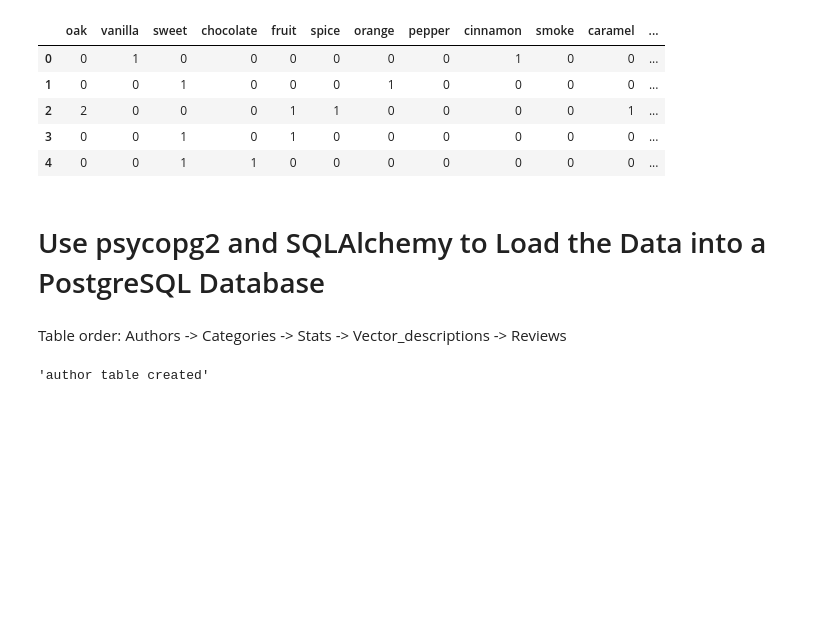
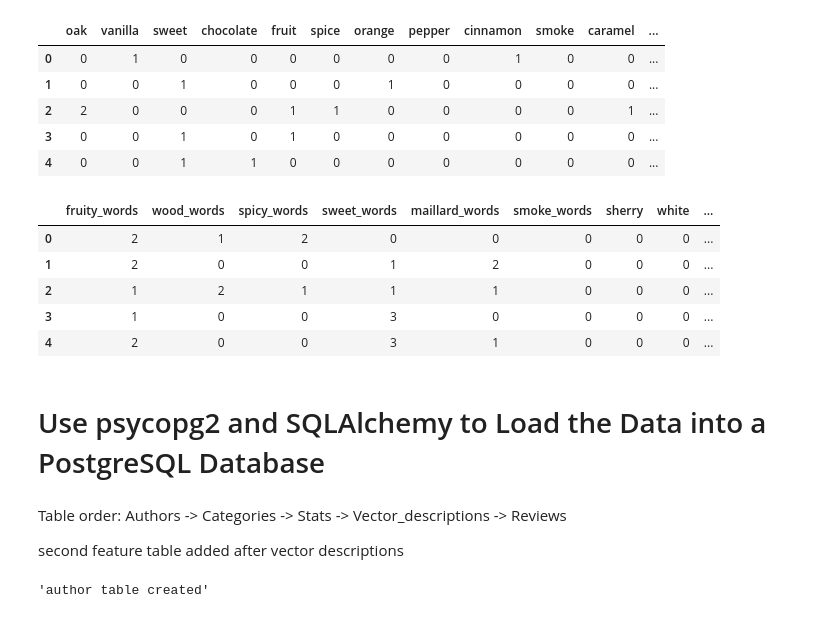
Before and after one commit to gspahlin/WhiskyAdvocate_ETL, a Jupyter notebook: whiskey_explore_clean_load.ipynb, the cells around one changed output. Saved outputs shown, nothing was run; the diff lists cells and outputs as text; code cells hidden in the pictures; blank space fills up the shorter version.

```diff
--- a/whiskey_explore_clean_load.ipynb
+++ b/whiskey_explore_clean_load.ipynb
@@ -487,5 +509,10 @@ feature_words = ['oak', 'vanilla', 'sweet', 'chocolate', 'fruit', 'spice', 'oran
                  'sherry', 'toffee', 'honey', 'apple', 'citrus', 'ginger', 'peat', 'lemon', 'dry', 'leather', 'sugar', 'cherry',
                  'toasted', 'tobacco', 'licorice', 'nuts', 'floral', 'bitter', 'complex', 'subtle', 'coconut']
 
-print(len(feature_words))
+feature_words2 = ['oak', 'vanilla', 'sweet', 'chocolate', 'fruit', 'spice', 'orange', 'pepper', 'cinnamon', 'malt', 'smoke', 'caramel',
+                 'sherry', 'toffee', 'honey', 'apple', 'spicy', 'citrus', 'ginger', 'peat', 'lemon', 'sweetness', 'wood', 'dry', 'leather',
+                  'sugar', 'matured', 'white', 'fruity', 'aged', 'hot', 'cherry', 'toasted', 'mint', 'tobacco', 'licorice', 'nuts', 'floral',
+                  'bitter', 'ripe', 'cocoa', 'complex', 'subtle', 'coconut']
+
+print(len(feature_words2))
 # %% [output]
@@ -545,3 +572,31 @@ added coconut
 | 2 | 50.0 | 40.0 | 2 | 0 | 0 | 0 | 1 | 1 | 0 | 0 | ... |
 | 3 | 45.2 | 35.0 | 0 | 0 | 1 | 0 | 1 | 0 | 0 | 0 | ... |
 | 4 | 45.0 | 65.0 | 0 | 0 | 1 | 1 | 0 | 0 | 0 | 0 | ... |
+# %%
+#I am going to do the same operation, but with the expanded set of words found in the second feature words set
+
+exp_ml_df = whis_df[['percent_abv', 'price_usd']].copy()
+
+for f in feature_words2:
+    #initialize an array and counter
+    f_array = []
+    f_count = 0
+
+    #look through he reviews in my list of NLP manipulated reviews
+    for rev in processed_revs:
+        f_array.append(0)
+
+        #when the f word is found add 1 to the initial value of zero
+        for r in rev:
+            if r == f:
+                f_array[f_count] += 1
+
+        f_count += 1
+
+    #add f_array as a feature of whis_ml_df
+
+    exp_ml_df[f] = f_array
+
+    print(f'added {f}')
+
+exp_ml_df.head()
@@ -846,6 +986,21 @@ vect_des.head()
 | 2 | 2 | 0 | 0 | 0 | 1 | 1 | 0 | 0 | 0 | 0 | 1 | ... |
 | 3 | 0 | 0 | 1 | 0 | 1 | 0 | 0 | 0 | 0 | 0 | 0 | ... |
 | 4 | 0 | 0 | 1 | 1 | 0 | 0 | 0 | 0 | 0 | 0 | 0 | ... |
+# %%
+#add whiskey id column to the new ML dataframe
+
+ml_df_2['whiskey_id'] = whis_df['whiskey_id']
+
+feature_space2 = ml_df_2.drop(columns = {'percent_abv', 'price_usd'})
+
+feature_space2.head()
+# %% [output]
+|  | fruity_words | wood_words | spicy_words | sweet_words | maillard_words | smoke_words | sherry | white | ... |
+| 0 | 2 | 1 | 2 | 0 | 0 | 0 | 0 | 0 | ... |
+| 1 | 2 | 0 | 0 | 1 | 2 | 0 | 0 | 0 | ... |
+| 2 | 1 | 2 | 1 | 1 | 1 | 0 | 0 | 0 | ... |
+| 3 | 1 | 0 | 0 | 3 | 0 | 0 | 0 | 0 | ... |
+| 4 | 2 | 0 | 0 | 3 | 1 | 0 | 0 | 0 | ... |
 # %% [markdown]
 # Use psycopg2 and SQLAlchemy to Load the Data into a PostgreSQL Database
 # %%
@@ -857,6 +1012,8 @@ import psycopg2
 from sqlalchemy import create_engine
 # %% [markdown]
 Table order: Authors -> Categories -> Stats -> Vector_descriptions -> Reviews
+
+second feature table added after vector descriptions
 # %%
 #create the Authors table in the WhiskyAdvocate table of postegresql
 
```
Also changed, not shown: parts of 20 cells of this notebook.
